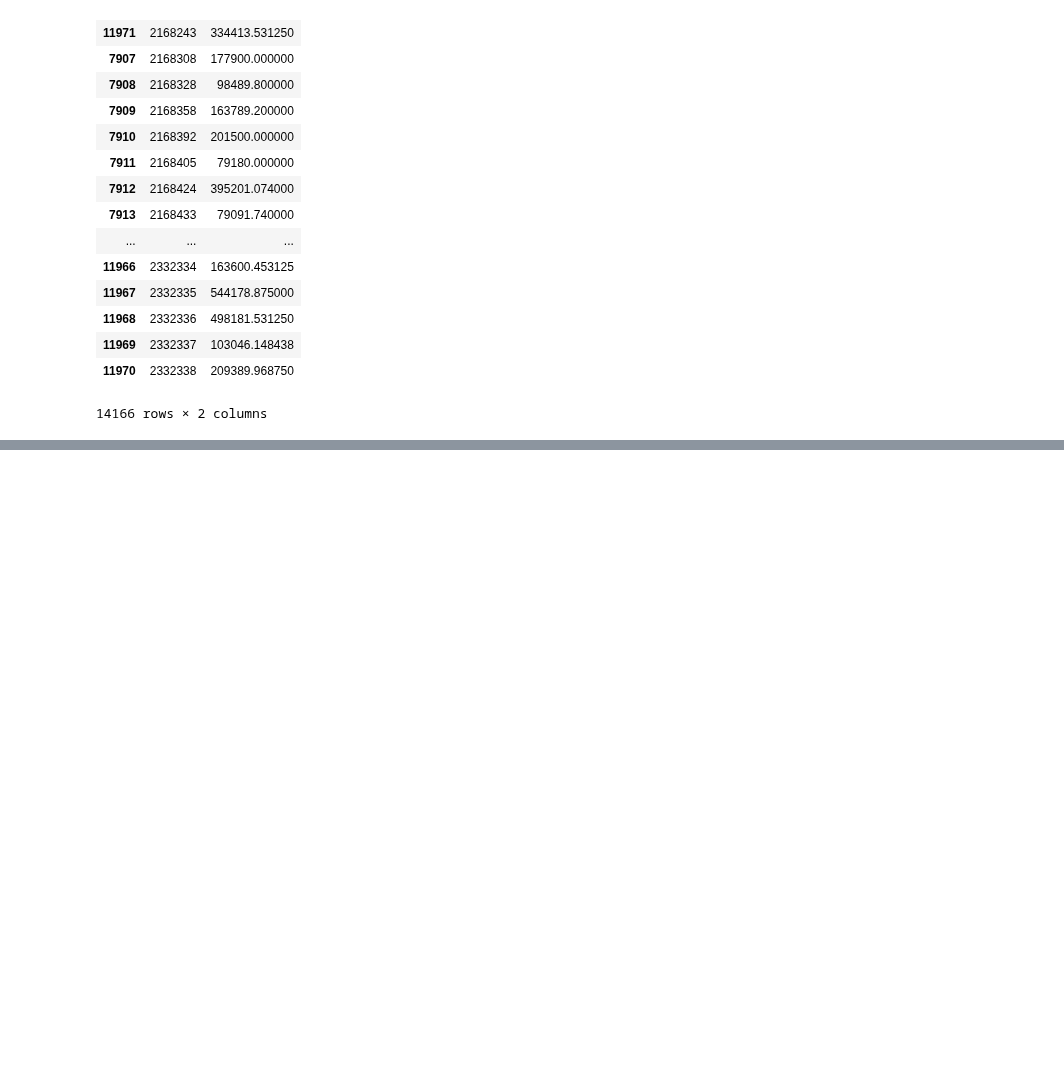
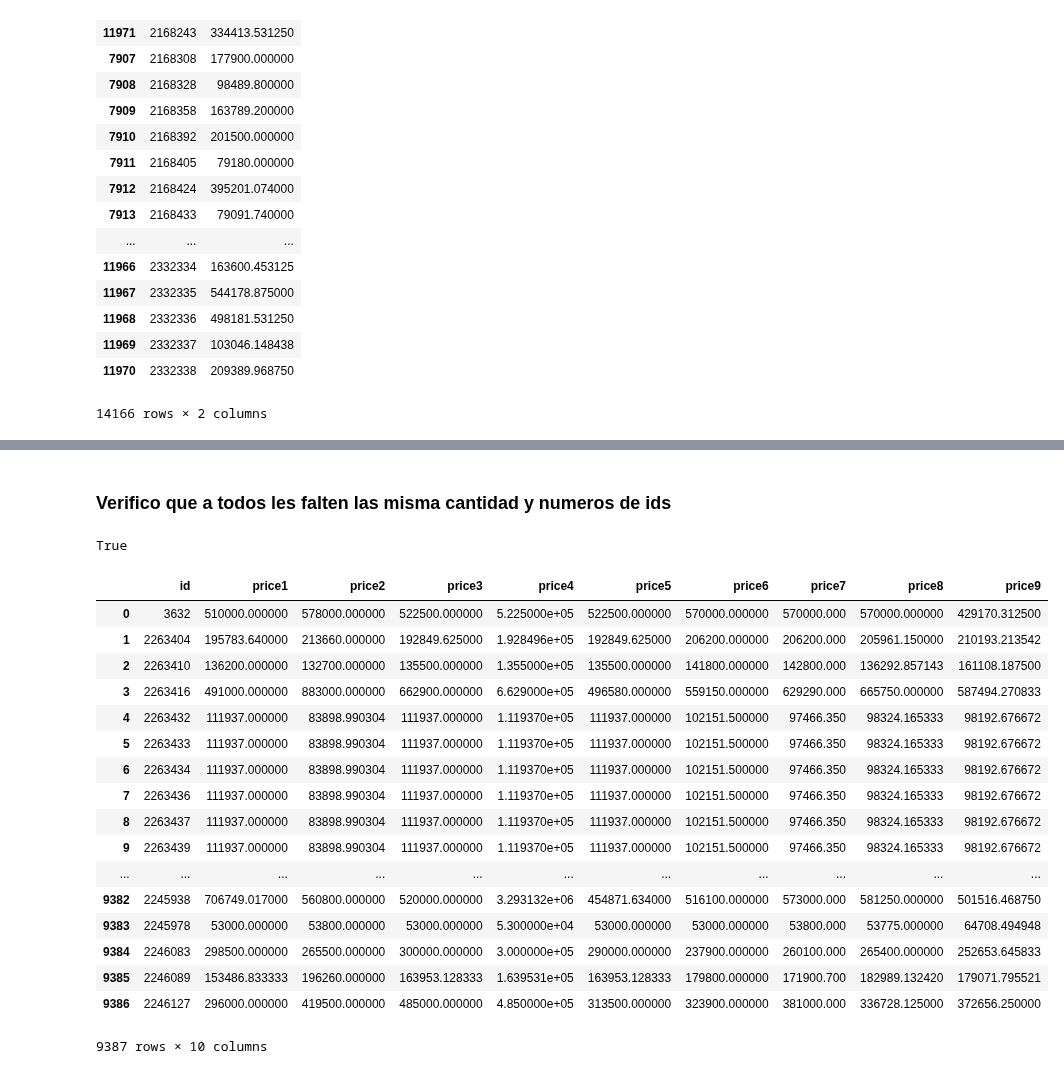
Before and after one commit to LucianoGiannotti/ProperatiDatosTP, a Jupyter notebook: Merge de predicciones.ipynb, the cells around one changed output, grey strips where cells are left out. Cells and saved outputs as stored; diff of their text form; code cells hidden in the pictures; blank space fills up the shorter version.

Commit message:
Algunas predicciones mas y promedios

```diff
--- a/Merge de predicciones.ipynb
+++ b/Merge de predicciones.ipynb
@@ -181,0 +443,20 @@ pred_merge.to_csv('Predicciones/Extra_Tree2+XGBOOST.csv', index = False)
+# %%
+pred_extra_tree = pd.read_csv('Predicciones/Extra_Tree.csv')
+pred_extra_tree.rename(columns = {'id': 'id','price_aprox_usd':'price_usd'},inplace=True)
+pred_extra_tree2 = pd.read_csv('Predicciones/Extra_Tree2.csv')
+pred_extra_tree2.rename(columns = {'id': 'id','price_aprox_usd':'price_usd'},inplace=True)
+pred_extra_tree3 = pd.read_csv('Predicciones/Extra_Tree3.csv')
+pred_extra_tree3.rename(columns = {'id': 'id','price_aprox_usd':'price_usd'},inplace=True)
+# %%
+pred_decission_tree = pd.read_csv('Predicciones/Decission_tree.csv')
+pred_decission_tree.rename(columns = {'id': 'id','price_aprox_usd':'price_usd'},inplace=True)
+pred_decission_tree2 = pd.read_csv('Predicciones/Decission_Tree2.csv')
+pred_decission_tree2.rename(columns = {'id': 'id','price_aprox_usd':'price_usd'},inplace=True)
+# %%
+pred_random_forest = pd.read_csv('Predicciones/Random_Forest.csv')
+pred_random_forest.rename(columns = {'id': 'id','price_aprox_usd':'price_usd'},inplace=True)
+# %%
+pred_extra_tree4 = pd.read_csv('Predicciones/Extra_Tree4_cambio_parametros.csv')
+pred_extra_tree5 = pd.read_csv('Predicciones/Extra_Tree5_con_cross_val.csv')
+# %% [markdown]
+### Verifico que a todos les falten las misma cantidad y numeros de ids
@@ -181,0 +507,11 @@ pred_merge.to_csv('Predicciones/Extra_Tree2+XGBOOST.csv', index = False)
+# %%
+print ((ids_faltantes_en_ada == ids_faltantes_en_decission_tree)
+       and (ids_faltantes_en_ada == ids_faltantes_en_decission_tree2)
+       and (ids_faltantes_en_ada == ids_faltantes_en_extra_tree)
+       and (ids_faltantes_en_ada == ids_faltantes_en_extra_tree2)
+       and (ids_faltantes_en_ada == ids_faltantes_en_extra_tree3)
+       and (ids_faltantes_en_ada == ids_faltantes_en_extra_tree4)
+       and (ids_faltantes_en_ada == ids_faltantes_en_extra_tree5)
+       and (ids_faltantes_en_ada == ids_faltantes_en_random_forest) )
+# %% [output]
+True
@@ -181,0 +520,32 @@ pred_merge.to_csv('Predicciones/Extra_Tree2+XGBOOST.csv', index = False)
+# %%
+pred_promedio = pred_adaboost.copy()
+pred_promedio.rename(columns={"price_usd":"price1"},inplace=True)
+pred_promedio["price2"] = pred_random_forest['price_usd']
+pred_promedio["price3"] = pred_decission_tree['price_usd']
+pred_promedio["price4"] = pred_decission_tree2['price_usd']
+pred_promedio["price5"] = pred_extra_tree['price_usd']
+pred_promedio["price6"] = pred_extra_tree2['price_usd']
+pred_promedio["price7"] = pred_extra_tree3['price_usd']
+pred_promedio["price8"] = pred_extra_tree4['price_usd']
+pred_promedio["price9"] = pred_extra_tree5['price_usd']
+
+pred_promedio
+# %% [output]
+|  | id | price1 | price2 | price3 | price4 | price5 | price6 | price7 | price8 | price9 |
+| 0 | 3632 | 510000.000000 | 578000.000000 | 522500.000000 | 5.225000e+05 | 522500.000000 | 570000.000000 | 570000.000 | 570000.000000 | 429170.312500 |
+| 1 | 2263404 | 195783.640000 | 213660.000000 | 192849.625000 | 1.928496e+05 | 192849.625000 | 206200.000000 | 206200.000 | 205961.150000 | 210193.213542 |
+| 2 | 2263410 | 136200.000000 | 132700.000000 | 135500.000000 | 1.355000e+05 | 135500.000000 | 141800.000000 | 142800.000 | 136292.857143 | 161108.187500 |
+| 3 | 2263416 | 491000.000000 | 883000.000000 | 662900.000000 | 6.629000e+05 | 496580.000000 | 559150.000000 | 629290.000 | 665750.000000 | 587494.270833 |
+| 4 | 2263432 | 111937.000000 | 83898.990304 | 111937.000000 | 1.119370e+05 | 111937.000000 | 102151.500000 | 97466.350 | 98324.165333 | 98192.676672 |
+| 5 | 2263433 | 111937.000000 | 83898.990304 | 111937.000000 | 1.119370e+05 | 111937.000000 | 102151.500000 | 97466.350 | 98324.165333 | 98192.676672 |
+| 6 | 2263434 | 111937.000000 | 83898.990304 | 111937.000000 | 1.119370e+05 | 111937.000000 | 102151.500000 | 97466.350 | 98324.165333 | 98192.676672 |
+| 7 | 2263436 | 111937.000000 | 83898.990304 | 111937.000000 | 1.119370e+05 | 111937.000000 | 102151.500000 | 97466.350 | 98324.165333 | 98192.676672 |
+| 8 | 2263437 | 111937.000000 | 83898.990304 | 111937.000000 | 1.119370e+05 | 111937.000000 | 102151.500000 | 97466.350 | 98324.165333 | 98192.676672 |
+| 9 | 2263439 | 111937.000000 | 83898.990304 | 111937.000000 | 1.119370e+05 | 111937.000000 | 102151.500000 | 97466.350 | 98324.165333 | 98192.676672 |
+| ... | ... | ... | ... | ... | ... | ... | ... | ... | ... | ... |
+| 9382 | 2245938 | 706749.017000 | 560800.000000 | 520000.000000 | 3.293132e+06 | 454871.634000 | 516100.000000 | 573000.000 | 581250.000000 | 501516.468750 |
+| 9383 | 2245978 | 53000.000000 | 53800.000000 | 53000.000000 | 5.300000e+04 | 53000.000000 | 53000.000000 | 53800.000 | 53775.000000 | 64708.494948 |
+| 9384 | 2246083 | 298500.000000 | 265500.000000 | 300000.000000 | 3.000000e+05 | 290000.000000 | 237900.000000 | 260100.000 | 265400.000000 | 252653.645833 |
+| 9385 | 2246089 | 153486.833333 | 196260.000000 | 163953.128333 | 1.639531e+05 | 163953.128333 | 179800.000000 | 171900.700 | 182989.132420 | 179071.795521 |
+| 9386 | 2246127 | 296000.000000 | 419500.000000 | 485000.000000 | 4.850000e+05 | 313500.000000 | 323900.000000 | 381000.000 | 336728.125000 | 372656.250000 |
+9387 rows × 10 columns
```
Also changed, not shown: parts of 46 cells of this notebook, 22 other files.
